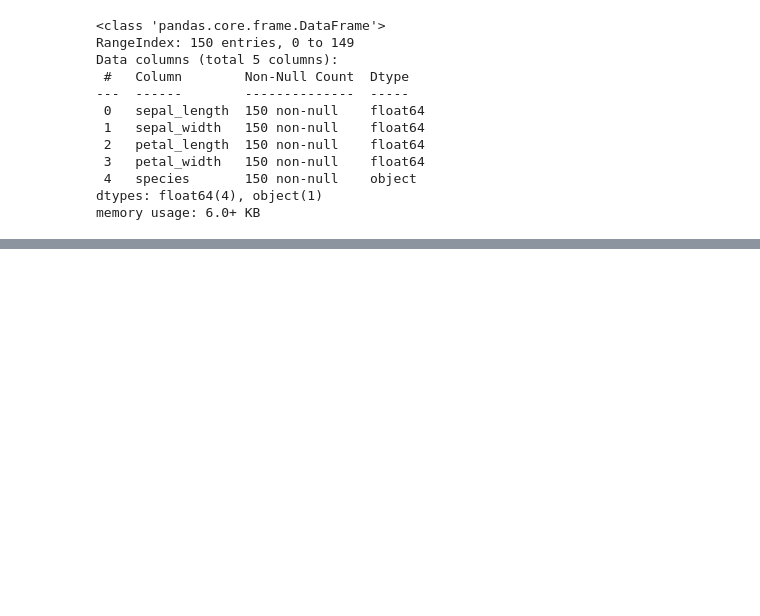
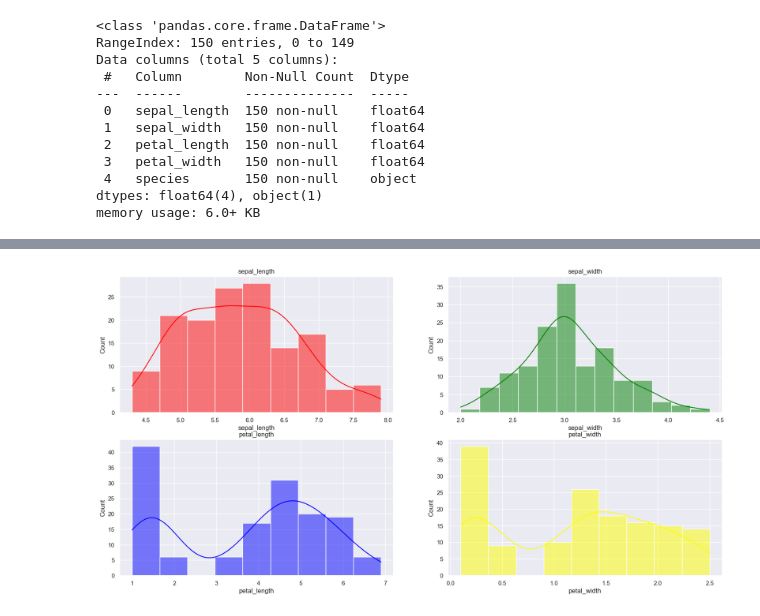
Before and after one commit to Abhishek4209/Iris-Flower-Classification, a Jupyter notebook: notebooks/eda.ipynb, the cells around one changed output, grey strips where cells are left out. Cells and saved outputs as stored; diff of their text form; code cells hidden in the pictures; blank space fills up the shorter version.

```diff
--- a/notebooks/eda.ipynb
+++ b/notebooks/eda.ipynb
@@ -36,0 +93,15 @@ memory usage: 6.0+ KB
+# %%
+columns=['sepal_length', 'sepal_width', 'petal_length', 'petal_width']
+colors=['red', 'green', 'blue','yellow']
+# %%
+plt.figure(figsize=(20,10))
+j=1
+sns.set_theme(style="darkgrid")
+for i in columns:
+    plt.subplot(2,2,j)
+    plt.title(i)
+    sns.histplot(df[i],color=colors[j-1],kde=True)
+    j=j+1
+plt.show()
+# %% [output]
+[figure, added]
```
Also changed, not shown: parts of 10 cells of this notebook.
